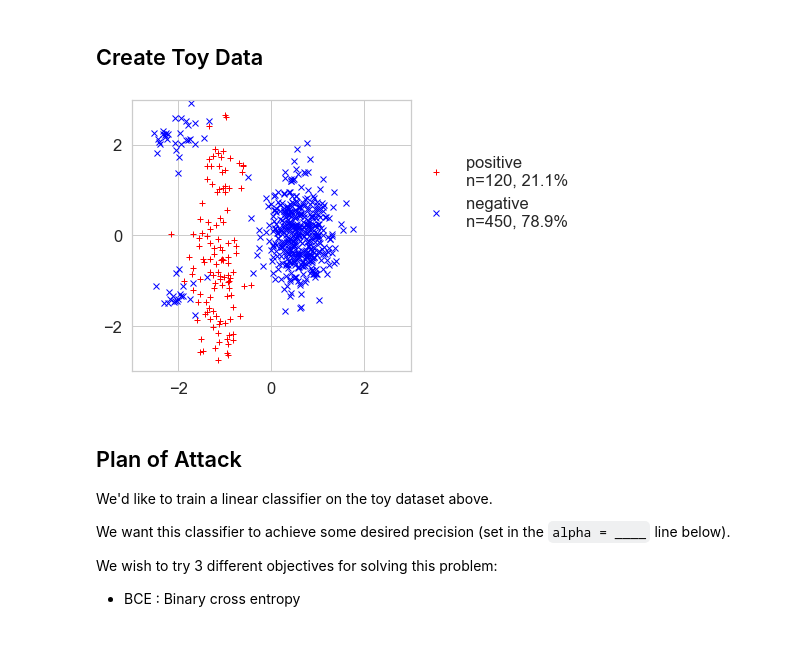
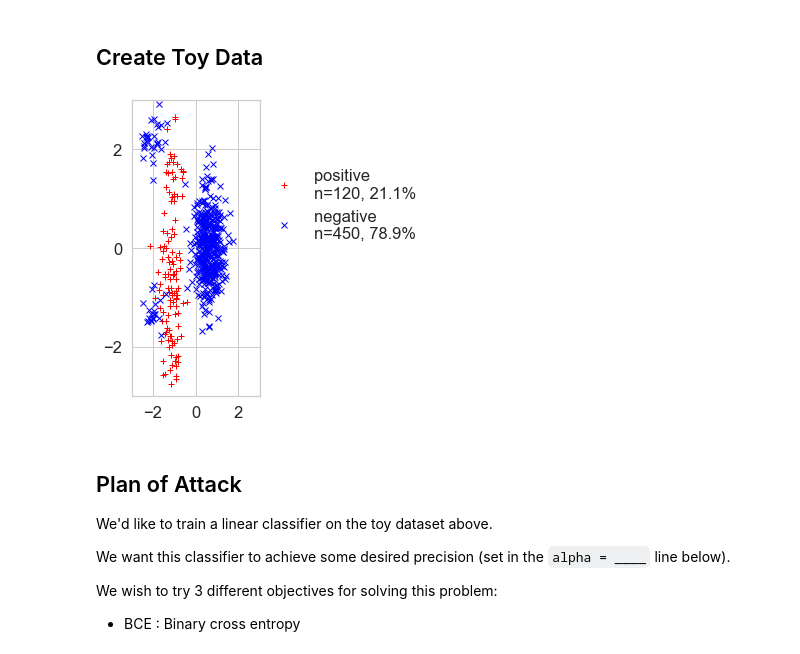
Before and after one commit to tufts-ml/toy_example_precision_recall_multiple_bounds_comparison, a Jupyter notebook: toy_example_comparing_BCE_Hinge_and_Sigmoid.ipynb, the cells around one changed output. Saved outputs shown, nothing was run; the diff lists cells and outputs as text; code cells hidden in the pictures.

```diff
--- a/toy_example_comparing_BCE_Hinge_and_Sigmoid.ipynb
+++ b/toy_example_comparing_BCE_Hinge_and_Sigmoid.ipynb
@@ -59,18 +59,19 @@ Nneg = x_neg_ND.shape[0]
 # %%
 f, axs = plt.subplots(1, 1, figsize=figsize)
 axs.plot(x_pos_ND[:,0], x_pos_ND[:,1], 'r+', label='positive \nn=%2d, %.1f%%' % (Npos, 100*Npos/N))
 axs.plot(x_neg_ND[:,0], x_neg_ND[:,1], 'bx', label='negative \nn=%2d, %.1f%%' % (Nneg, 100*Nneg/N))
 axs.set_xlim([-3, 3]); axs.set_xticks([-2, 0, 2]);
 axs.set_ylim([-3, 3]); axs.set_yticks([-2, 0, 2]);
 axs.legend(
     loc='lower left',
     bbox_to_anchor= (1.01, 0.5),
     borderaxespad=0,
     frameon=False);
 
+plt.tight_layout()
 f.savefig(os.path.join('images', 'toy_example.png'))
 # %% [output]
-[figure, old version]
+[figure, new version]
 # %% [markdown]
 ## Plan of Attack
 
```
